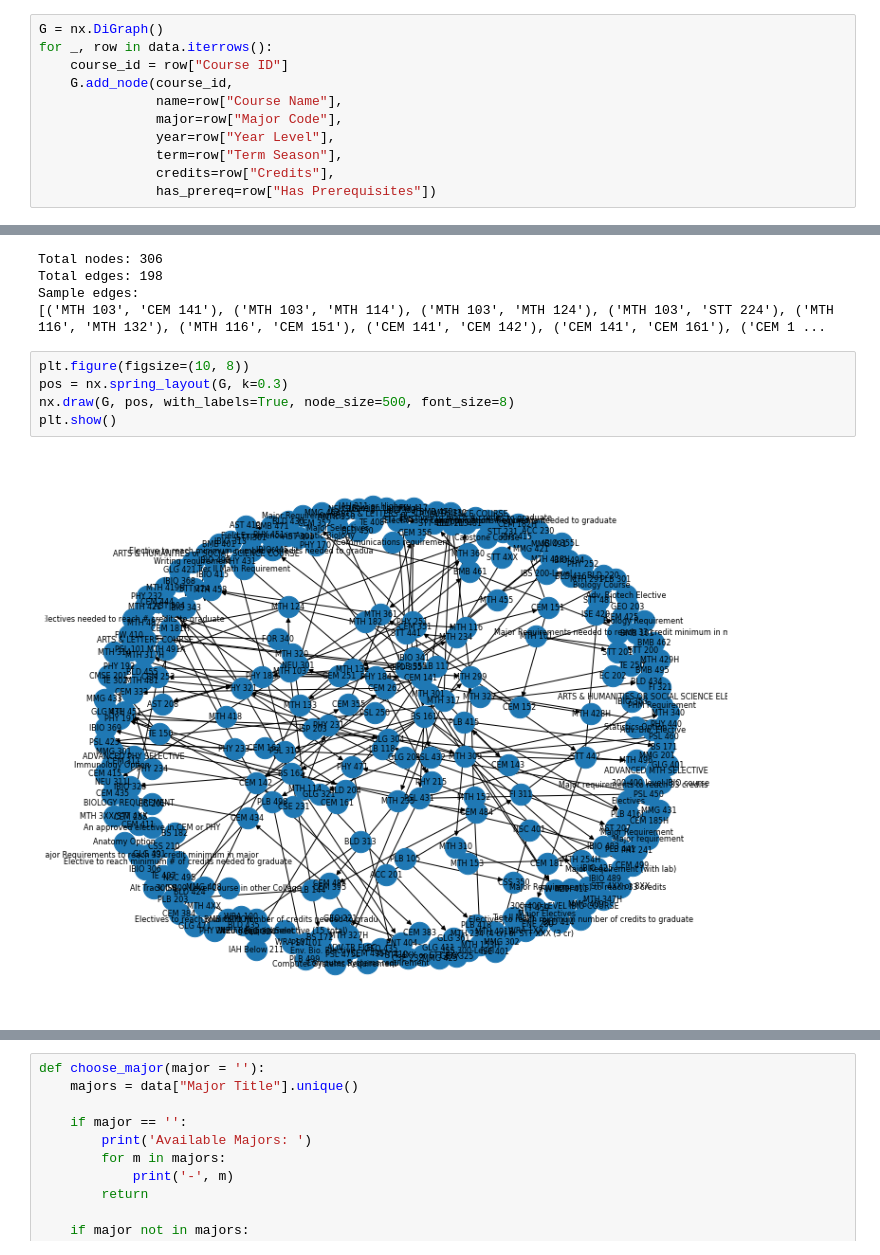
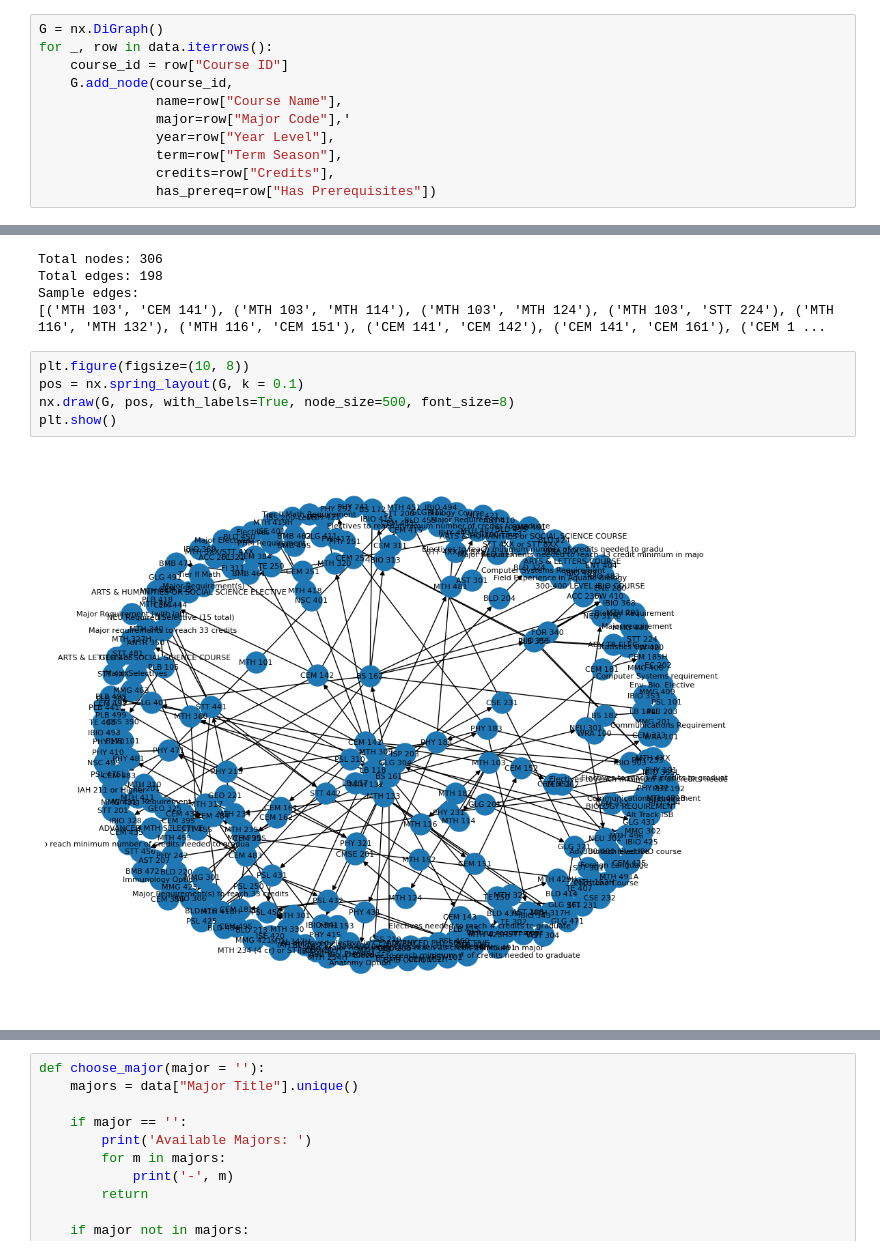
Before and after one commit to JackRobertson77/MSU_Curriculum_Maps, a Jupyter notebook: graph_real_data.ipynb, the cells around one changed output, grey strips where cells are left out. Saved outputs shown, nothing was run; the diff lists cells and outputs as text.

```diff
--- a/graph_real_data.ipynb
+++ b/graph_real_data.ipynb
@@ -37,7 +60,7 @@ for _, row in data.iterrows():
     course_id = row["Course ID"]
     G.add_node(course_id,
                name=row["Course Name"],
-               major=row["Major Code"],
+               major=row["Major Code"],'
                year=row["Year Level"],
                term=row["Term Season"],
                credits=row["Credits"],
@@ -60,11 +87,11 @@ Sample edges:
 [('MTH 103', 'CEM 141'), ('MTH 103', 'MTH 114'), ('MTH 103', 'MTH 124'), ('MTH 103', 'STT 224'), ('MTH 116', 'MTH 132'), ('MTH 116', 'CEM 151'), ('CEM 141', 'CEM 142'), ('CEM 141', 'CEM 161'), ('CEM 1 ...
 # %%
 plt.figure(figsize=(10, 8))
-pos = nx.spring_layout(G, k=0.3)
+pos = nx.spring_layout(G, k = 0.1)
 nx.draw(G, pos, with_labels=True, node_size=500, font_size=8)
 plt.show()
 # %% [output]
-[figure, old version]
+[figure, new version]
 # %%
 major = "Chemistry"
 sub = G.subgraph(data[data["Major Title"] == major]["Course ID"])
```
Also changed, not shown: parts of 10 cells of this notebook.
